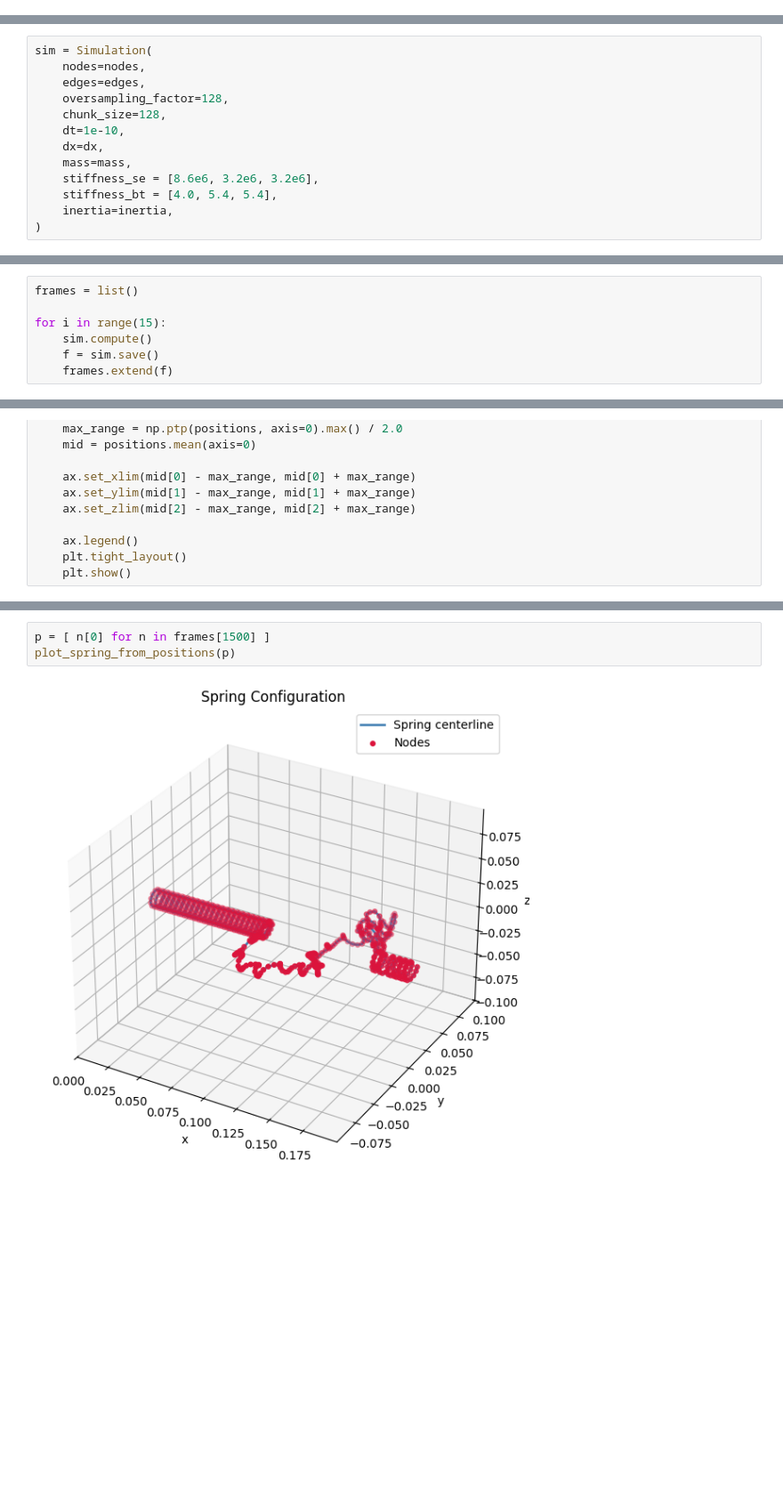
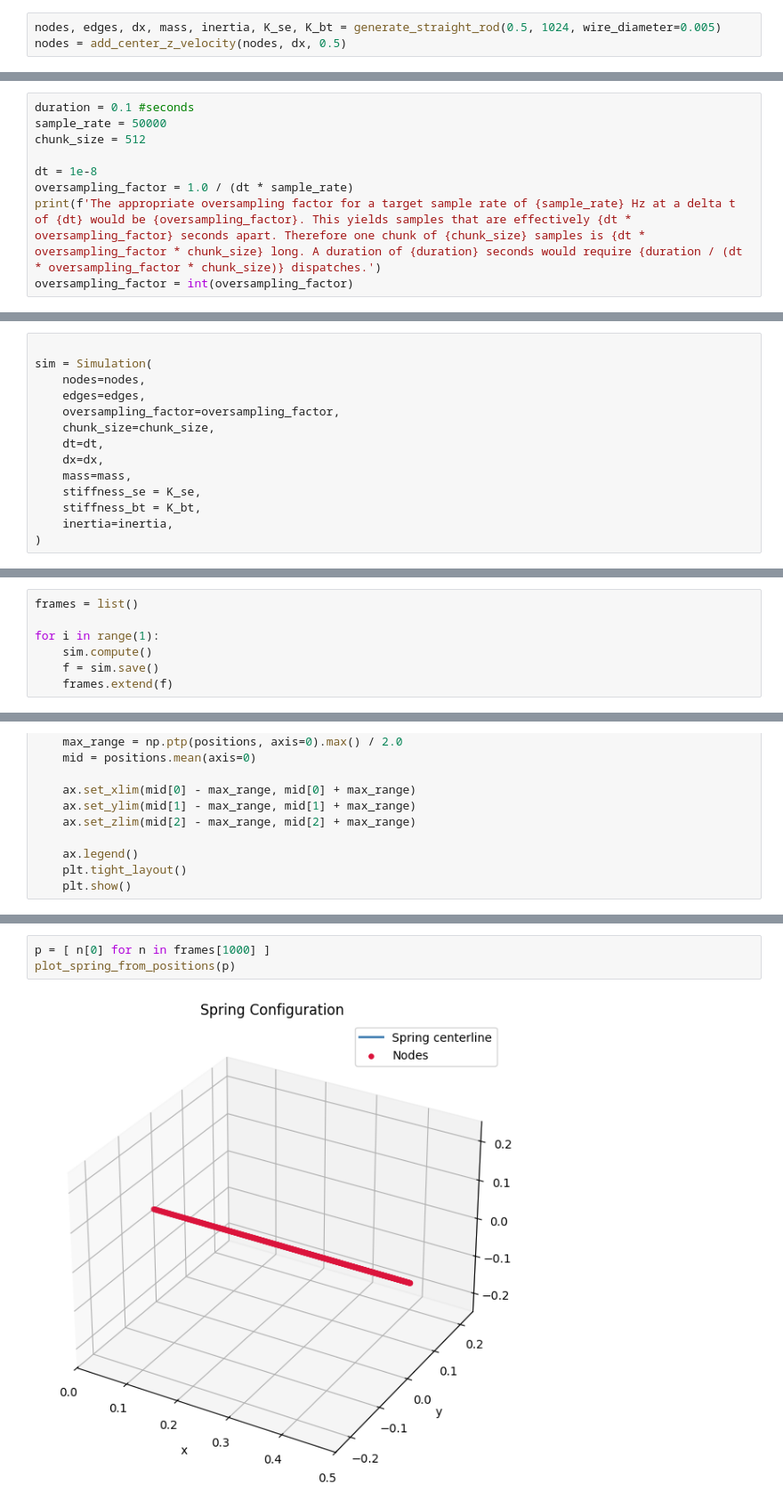
Before and after one commit to sebastian-stubenvoll/wgpu-string-fdm, a Jupyter notebook: Cosserat.ipynb, the cells around one changed output, grey strips where cells are left out. Shown at 89% size. Cells and saved outputs as stored; diff of their text form; blank space fills up the shorter version.

```diff
--- a/Cosserat.ipynb
+++ b/Cosserat.ipynb
@@ -137 +234,4 @@ nodes = add_center_z_velocity(nodes, magnitude=10)
+# %%
+nodes, edges, dx, mass, inertia, K_se, K_bt = generate_straight_rod(0.5, 1024, wire_diameter=0.005)
+nodes = add_center_z_velocity(nodes, dx, 0.5)
 # %%
@@ -209,0 +309,9 @@ Discrete spring has 601 nodes
+# %%
+duration = 0.1 #seconds
+sample_rate = 50000
+chunk_size = 512
+
+dt = 1e-8
+oversampling_factor = 1.0 / (dt * sample_rate)
+print(f'The appropriate oversampling factor for a target sample rate of {sample_rate} Hz at a delta t of {dt} would be {oversampling_factor}. This yields samples that are effectively {dt * oversampling_factor} seconds apart. Therefore one chunk of {chunk_size} samples is {dt * oversampling_factor * chunk_size} long. A duration of {duration} seconds would require {duration / (dt * oversampling_factor * chunk_size)} dispatches.')
+oversampling_factor = int(oversampling_factor)
@@ -210,14 +320,15 @@ Discrete spring has 601 nodes
 # %%
+
 sim = Simulation(
     nodes=nodes,
     edges=edges,
-    oversampling_factor=128,
-    chunk_size=128,
-    dt=1e-10,
+    oversampling_factor=oversampling_factor,
+    chunk_size=chunk_size,
+    dt=dt,
     dx=dx,
     mass=mass,
-    stiffness_se = [8.6e6, 3.2e6, 3.2e6],
-    stiffness_bt = [4.0, 5.4, 5.4],
+    stiffness_se = K_se,
+    stiffness_bt = K_bt,
     inertia=inertia,
 )
 # %%
@@ -227,7 +338,7 @@ Calling init!
 # %%
 frames = list()
 
-for i in range(15):
+for i in range(1):
     sim.compute()
     f = sim.save()
     frames.extend(f)
@@ -289,8 +402,8 @@ def plot_spring_from_positions(positions, show_nodes=True):
 # %%
-p = [ n[0] for n in frames[1500] ]
+p = [ n[0] for n in frames[1000] ]
 plot_spring_from_positions(p)
 # %% [output]
-[figure, old version]
+[figure, new version]
 # %%
 for f in frames:
     n = f[200]
```
Also changed, not shown: parts of 15 cells of this notebook, 4 other files.
